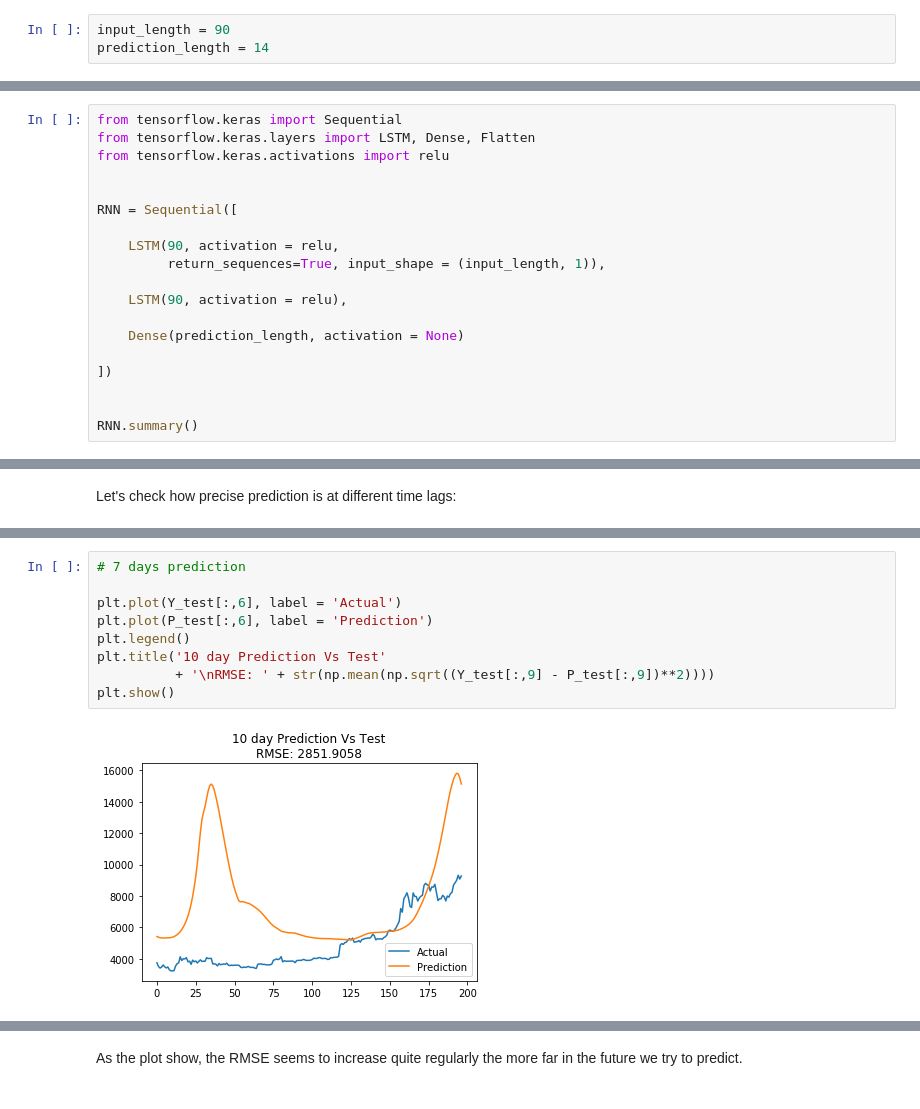
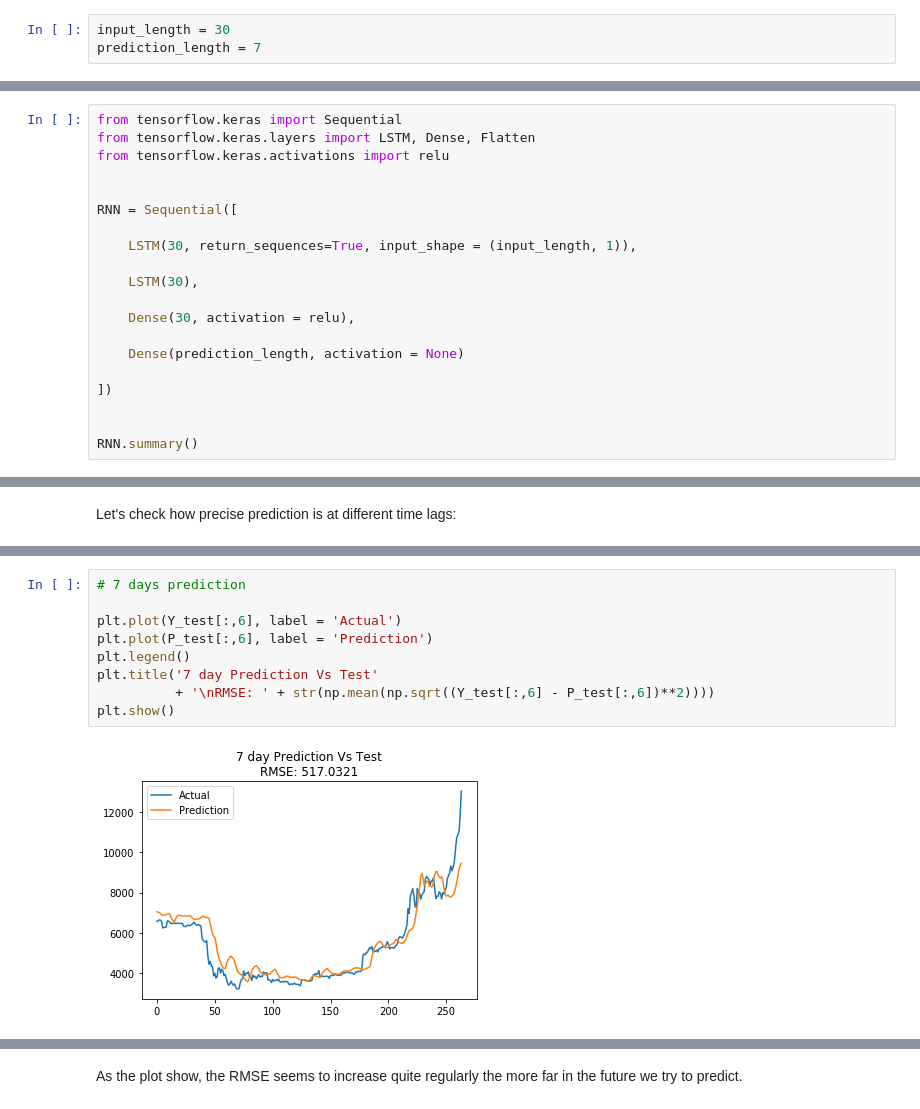
Before and after one commit to IvanBongiorni/TensorFlow2.0_Notebooks, a Jupyter notebook: TensorFlow2.0__04.02_RNN_many2many.ipynb, the cells around one changed output, grey strips where cells are left out. Cells and saved outputs as stored; diff of their text form.

```diff
--- a/TensorFlow2.0__04.02_RNN_many2many.ipynb
+++ b/TensorFlow2.0__04.02_RNN_many2many.ipynb
@@ -130,8 +130,8 @@ E, F, G       H, I
 
 The observations RNNs receive as inputs are series of data. Each series covers a time window of the series. Their length is an hyperparameter of the model that one can choose, and that I determined by an input of 180 days. The output sequence will be 7 days instead, meaning I'll try to predict the next week of BTC price.
 # %%
-input_length = 90
-prediction_length = 14
+input_length = 30
+prediction_length = 7
 # %%
 # Dataprep function for RNN data
 
@@ -218,10 +218,11 @@ from tensorflow.keras.activations import relu
 
 RNN = Sequential([
 
-    LSTM(90, activation = relu,
-         return_sequences=True, input_shape = (input_length, 1)),
+    LSTM(30, return_sequences=True, input_shape = (input_length, 1)),
 
-    LSTM(90, activation = relu),
+    LSTM(30),
+
+    Dense(30, activation = relu),
 
     Dense(prediction_length, activation = None)
 
@@ -359,11 +377,11 @@ plt.show()
 # %%
 # 7 days prediction
 
 plt.plot(Y_test[:,6], label = 'Actual')
 plt.plot(P_test[:,6], label = 'Prediction')
 plt.legend()
-plt.title('10 day Prediction Vs Test'
-          + '\nRMSE: ' + str(np.mean(np.sqrt((Y_test[:,9] - P_test[:,9])**2))))
+plt.title('7 day Prediction Vs Test'
+          + '\nRMSE: ' + str(np.mean(np.sqrt((Y_test[:,6] - P_test[:,6])**2))))
 plt.show()
 # %% [output]
-[figure, old version]
+[figure, new version]
```
Also changed, not shown: parts of 13 cells of this notebook.
